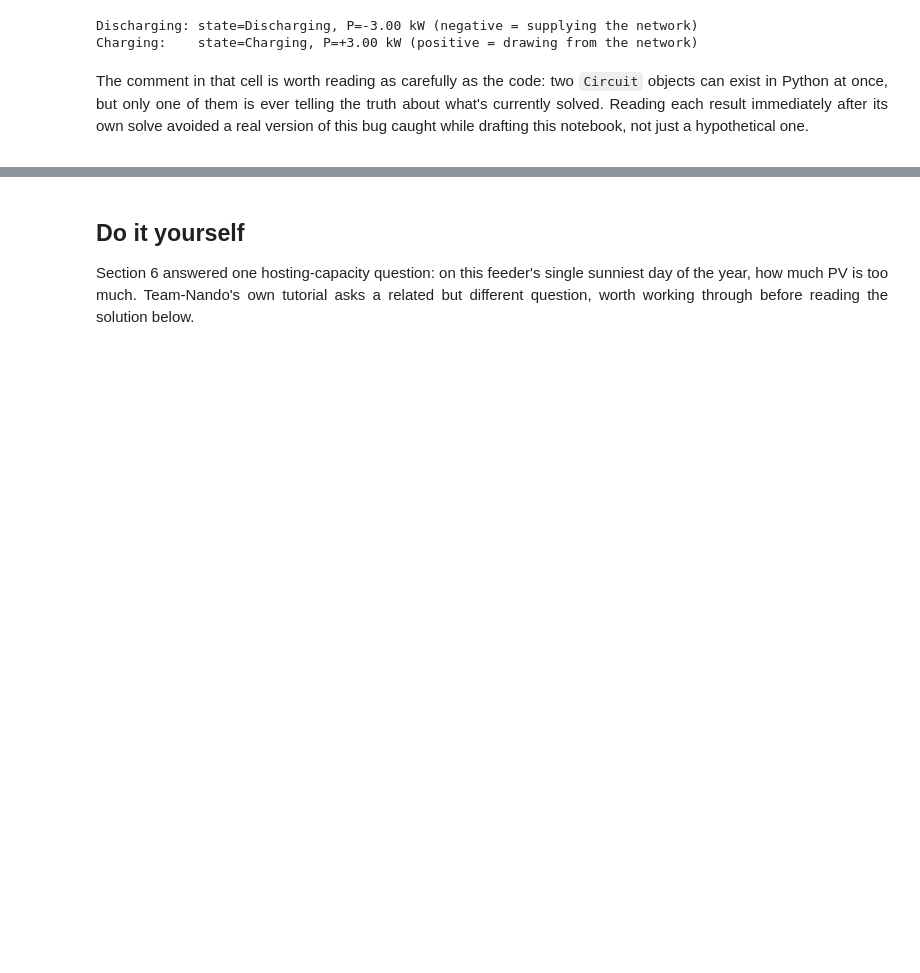
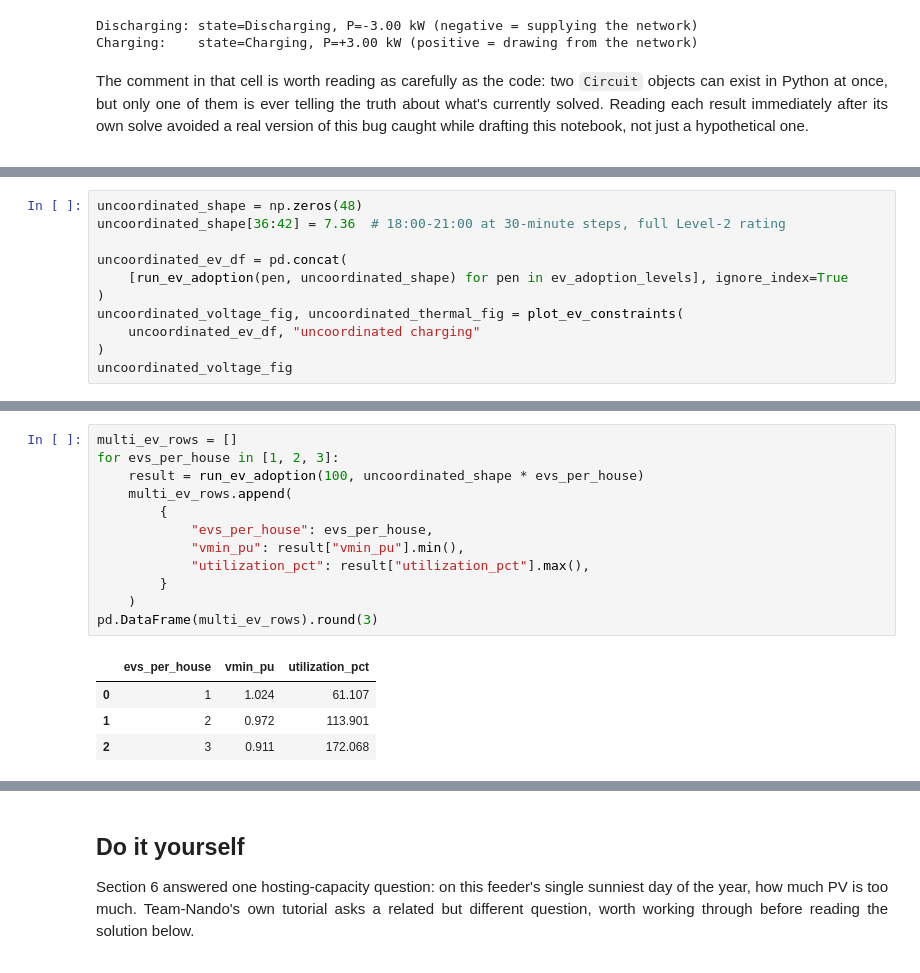
Before and after one commit to sambaiga/ml-energy-disaggregation, a Jupyter notebook: book/04-grid-edge/02-timeseries-der-modeling-code.ipynb, the cells around one changed output, grey strips where cells are left out. Drawn from its saved outputs; the diff is of its cells as text; blank space fills up the shorter version.

```diff
--- a/book/04-grid-edge/02-timeseries-der-modeling-code.ipynb
+++ b/book/04-grid-edge/02-timeseries-der-modeling-code.ipynb
@@ -834,0 +1052,11 @@ while drafting this notebook, not just a hypothetical one.
+# %%
+uncoordinated_shape = np.zeros(48)
+uncoordinated_shape[36:42] = 7.36  # 18:00-21:00 at 30-minute steps, full Level-2 rating
+
+uncoordinated_ev_df = pd.concat(
+    [run_ev_adoption(pen, uncoordinated_shape) for pen in ev_adoption_levels], ignore_index=True
+)
+uncoordinated_voltage_fig, uncoordinated_thermal_fig = plot_ev_constraints(
+    uncoordinated_ev_df, "uncoordinated charging"
+)
+uncoordinated_voltage_fig
@@ -834,0 +1091,17 @@ while drafting this notebook, not just a hypothetical one.
+# %%
+multi_ev_rows = []
+for evs_per_house in [1, 2, 3]:
+    result = run_ev_adoption(100, uncoordinated_shape * evs_per_house)
+    multi_ev_rows.append(
+        {
+            "evs_per_house": evs_per_house,
+            "vmin_pu": result["vmin_pu"].min(),
+            "utilization_pct": result["utilization_pct"].max(),
+        }
+    )
+pd.DataFrame(multi_ev_rows).round(3)
+# %% [output]
+|  | evs_per_house | vmin_pu | utilization_pct |
+| 0 | 1 | 1.024 | 61.107 |
+| 1 | 2 | 0.972 | 113.901 |
+| 2 | 3 | 0.911 | 172.068 |
```
Also changed, not shown: parts of 19 cells of this notebook.
